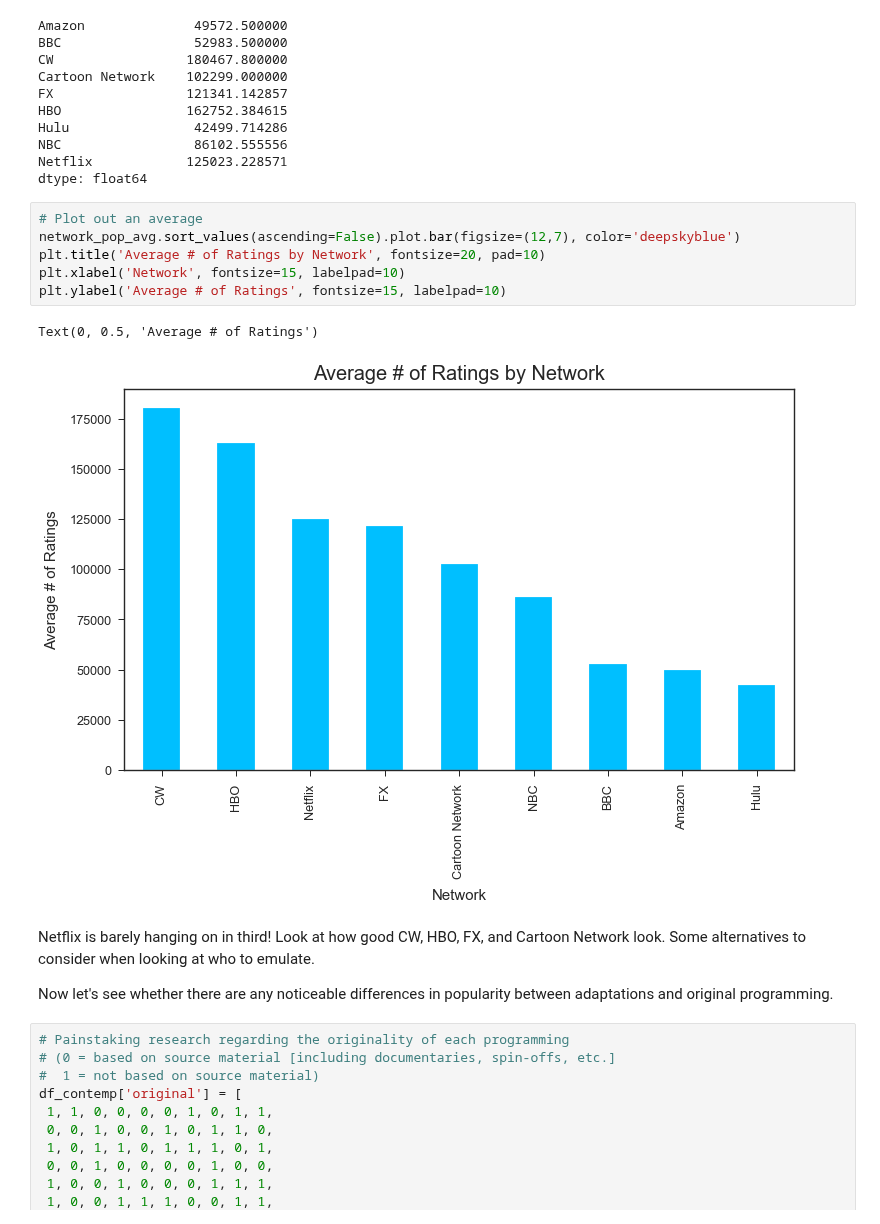
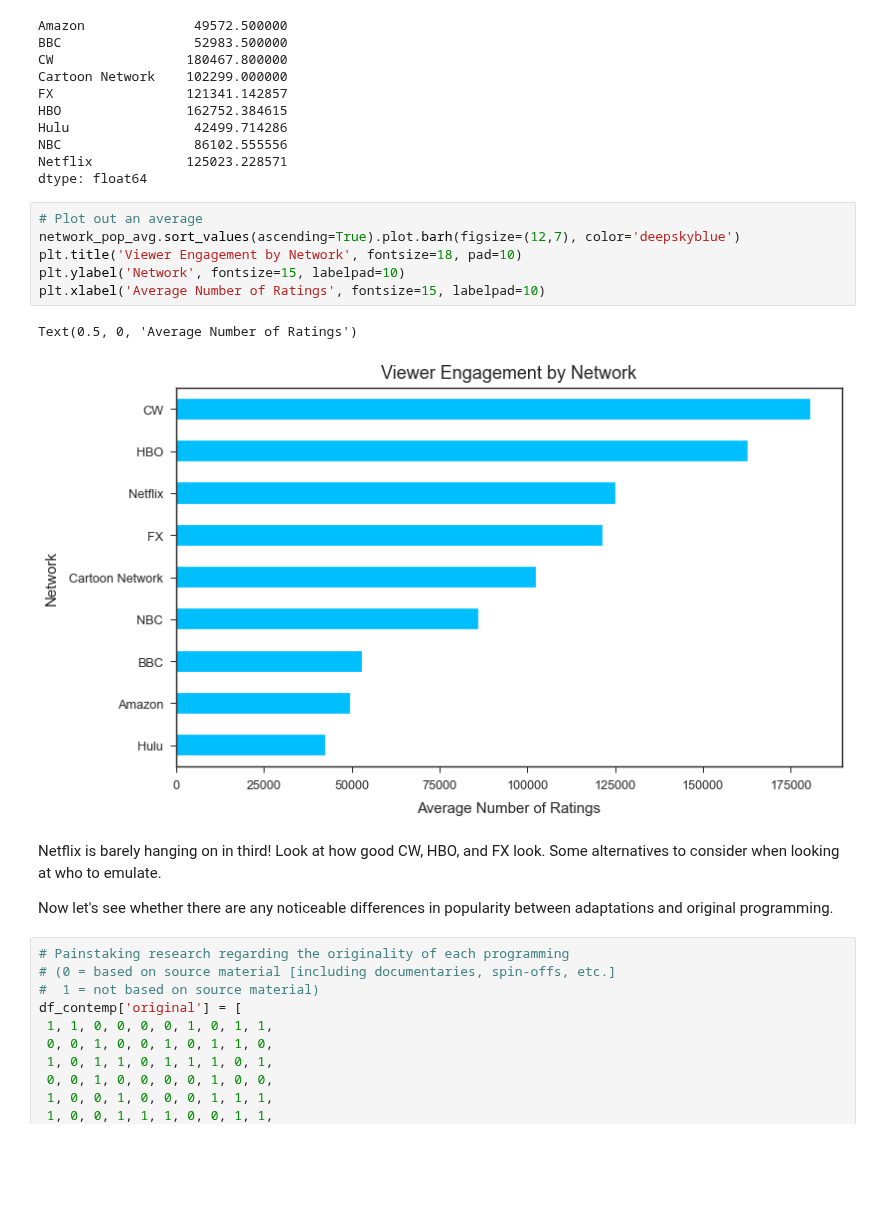
Before and after one commit to p-szymo/Movie_Project, a Jupyter notebook: television_workbook.ipynb, the cells around one changed output. Drawn from its saved outputs; the diff is of its cells as text; blank space fills up the shorter version.

```diff
--- a/television_workbook.ipynb
+++ b/television_workbook.ipynb
@@ -459,15 +459,15 @@ Netflix            125023.228571
 dtype: float64
 # %%
 # Plot out an average
-network_pop_avg.sort_values(ascending=False).plot.bar(figsize=(12,7), color='deepskyblue')
-plt.title('Average # of Ratings by Network', fontsize=20, pad=10)
-plt.xlabel('Network', fontsize=15, labelpad=10)
-plt.ylabel('Average # of Ratings', fontsize=15, labelpad=10)
+network_pop_avg.sort_values(ascending=True).plot.barh(figsize=(12,7), color='deepskyblue')
+plt.title('Viewer Engagement by Network', fontsize=18, pad=10)
+plt.ylabel('Network', fontsize=15, labelpad=10)
+plt.xlabel('Average Number of Ratings', fontsize=15, labelpad=10)
 # %% [output]
-Text(0, 0.5, 'Average # of Ratings')
+Text(0.5, 0, 'Average Number of Ratings')
-[figure, old version]
+[figure, new version]
 # %% [markdown]
-Netflix is barely hanging on in third! Look at how good CW, HBO, FX, and Cartoon Network look. Some alternatives to consider when looking at who to emulate.
+Netflix is barely hanging on in third! Look at how good CW, HBO, and FX look. Some alternatives to consider when looking at who to emulate.
 
 Now let's see whether there are any noticeable differences in popularity between adaptations and original programming.
 # %%
```
Also changed, not shown: parts of 8 cells of this notebook.
